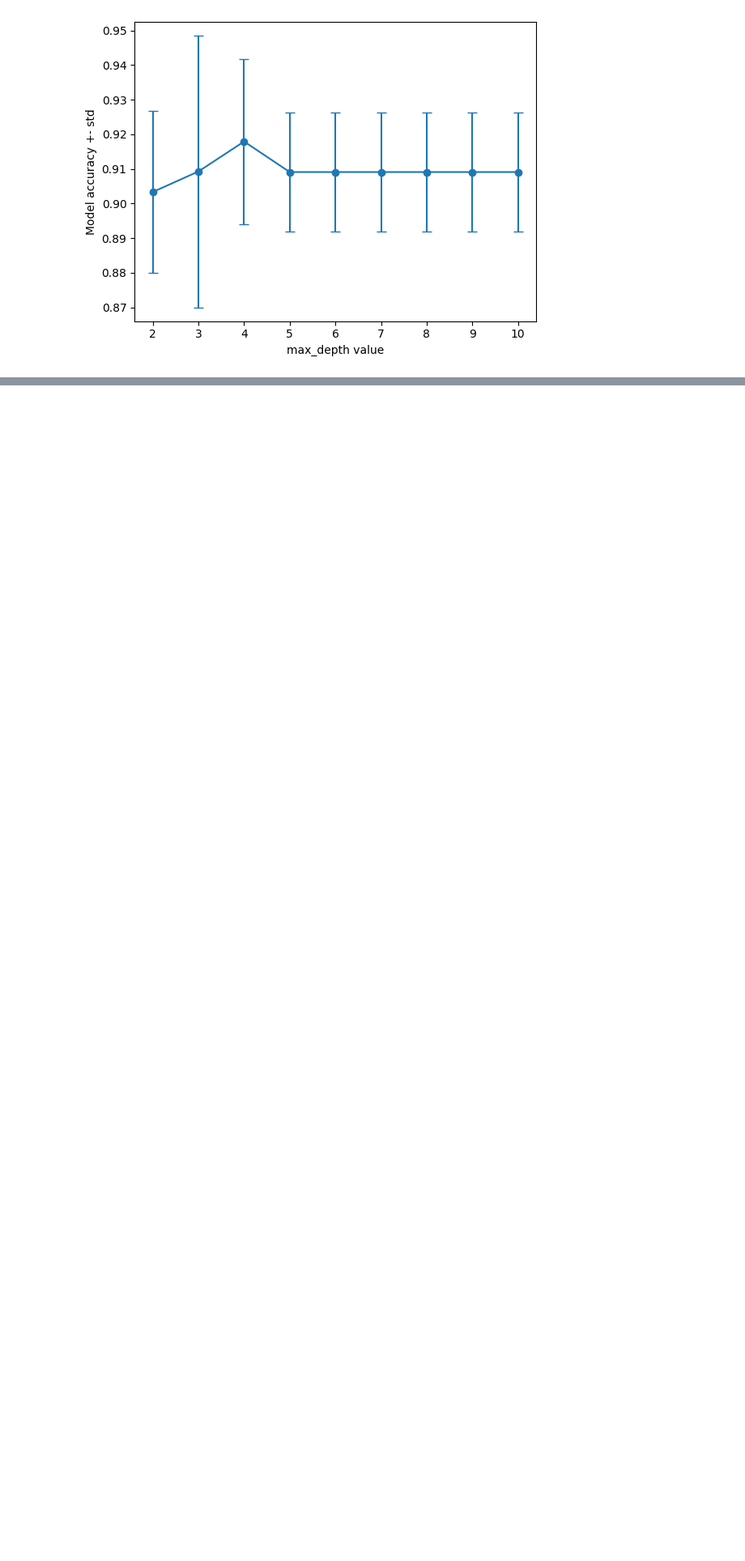
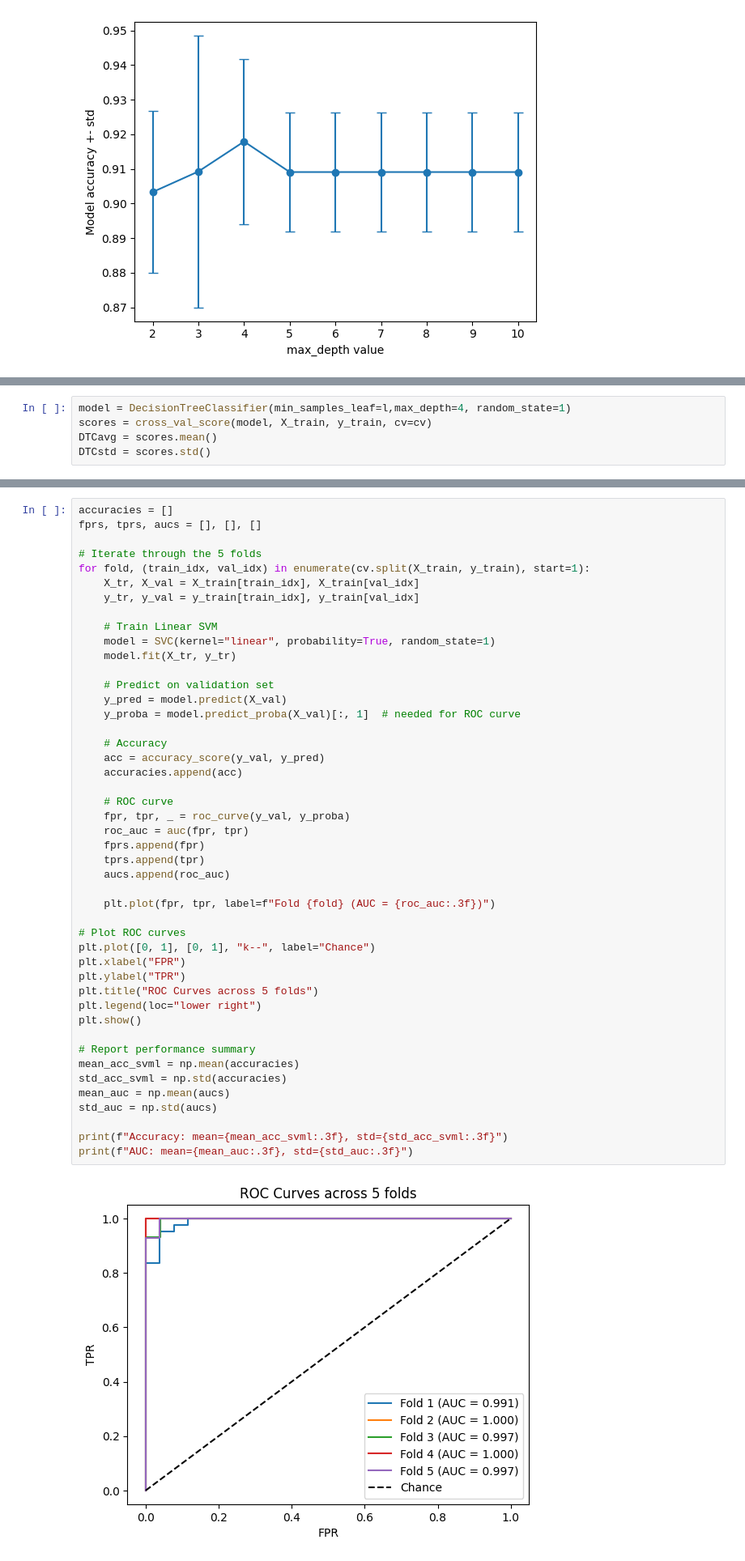
Before and after one commit to NikolaiToonder/mandatoryAssignment2-machineLearning, a Jupyter notebook: main.ipynb, the cells around one changed output, grey strips where cells are left out. Shown: that part at 81% size. Cells and saved outputs as stored; diff of their text form; blank space fills up the shorter version.

```diff
--- a/main.ipynb
+++ b/main.ipynb
@@ -198,0 +242,5 @@ The reason why we see these results would be because of over and underfitting. I
+# %%
+model = DecisionTreeClassifier(min_samples_leaf=l,max_depth=4, random_state=1)
+scores = cross_val_score(model, X_train, y_train, cv=cv)
+DTCavg = scores.mean()
+DTCstd = scores.std()
@@ -198,0 +253,48 @@ The reason why we see these results would be because of over and underfitting. I
+# %%
+accuracies = []
+fprs, tprs, aucs = [], [], []
+
+# Iterate through the 5 folds
+for fold, (train_idx, val_idx) in enumerate(cv.split(X_train, y_train), start=1):
+    X_tr, X_val = X_train[train_idx], X_train[val_idx]
+    y_tr, y_val = y_train[train_idx], y_train[val_idx]
+
+    # Train Linear SVM
+    model = SVC(kernel="linear", probability=True, random_state=1)
+    model.fit(X_tr, y_tr)
+
+    # Predict on validation set
+    y_pred = model.predict(X_val)
+    y_proba = model.predict_proba(X_val)[:, 1]  # needed for ROC curve
+
+    # Accuracy
+    acc = accuracy_score(y_val, y_pred)
+    accuracies.append(acc)
+
+    # ROC curve
+    fpr, tpr, _ = roc_curve(y_val, y_proba)
+    roc_auc = auc(fpr, tpr)
+    fprs.append(fpr)
+    tprs.append(tpr)
+    aucs.append(roc_auc)
+
+    plt.plot(fpr, tpr, label=f"Fold {fold} (AUC = {roc_auc:.3f})")
+
+# Plot ROC curves
+plt.plot([0, 1], [0, 1], "k--", label="Chance")
+plt.xlabel("FPR")
+plt.ylabel("TPR")
+plt.title("ROC Curves across 5 folds")
+plt.legend(loc="lower right")
+plt.show()
+
+# Report performance summary
+mean_acc_svml = np.mean(accuracies)
+std_acc_svml = np.std(accuracies)
+mean_auc = np.mean(aucs)
+std_auc = np.std(aucs)
+
+print(f"Accuracy: mean={mean_acc_svml:.3f}, std={std_acc_svml:.3f}")
+print(f"AUC: mean={mean_auc:.3f}, std={std_auc:.3f}")
+# %% [output]
+[figure, added]
```
Also changed, not shown: parts of 23 cells of this notebook.
